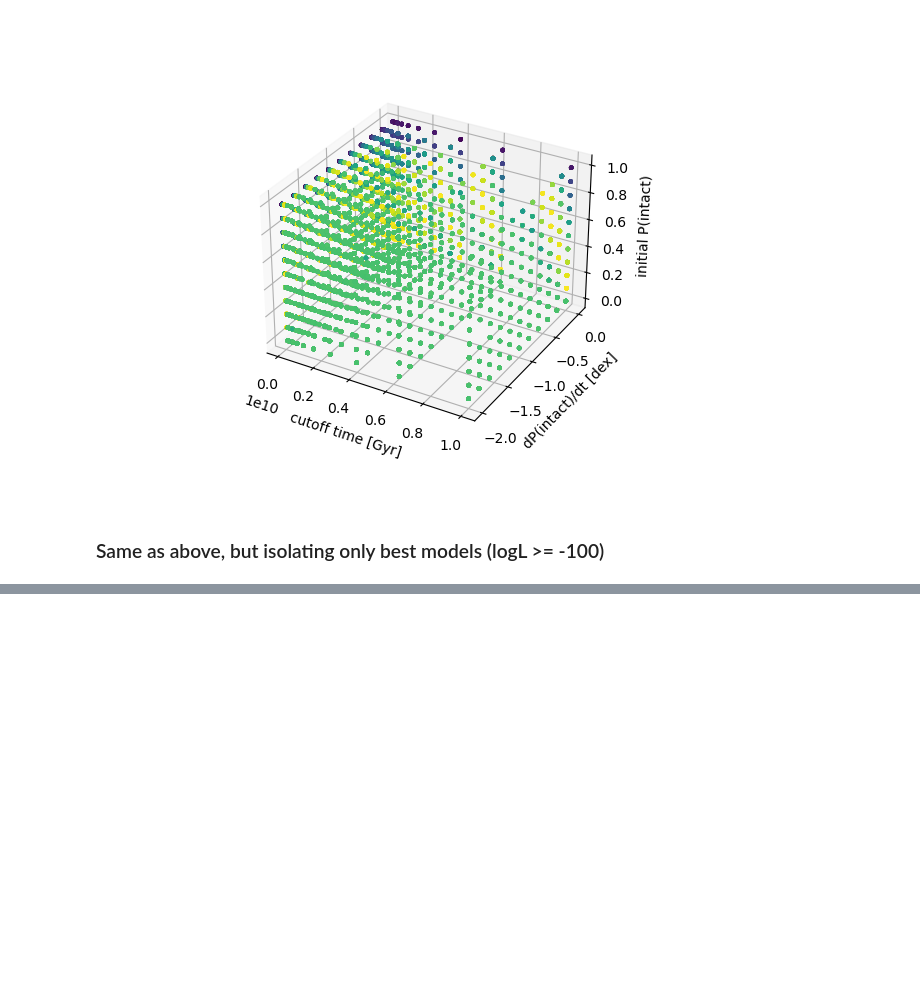
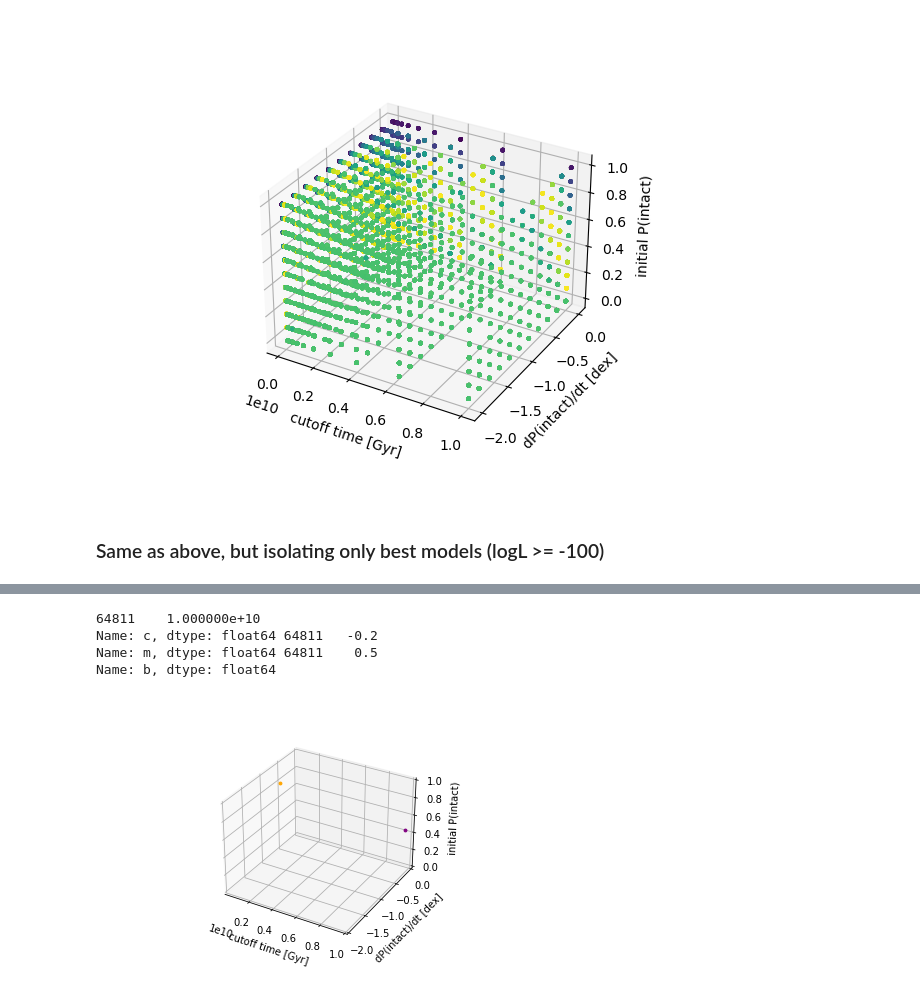
Before and after one commit to exoclam/sculpting, a Jupyter notebook: logL-cube.ipynb, the cells around one changed output, grey strips where cells are left out. Saved outputs shown, nothing was run; the diff lists cells and outputs as text; code cells hidden in the pictures; blank space fills up the shorter version.

```diff
--- a/logL-cube.ipynb
+++ b/logL-cube.ipynb
@@ -219,0 +276,33 @@ plt.show()
+# %%
+print(df_keep.loc[df_keep.index==two].c, df_keep.loc[df_keep.index==two].m, df_keep.loc[df_keep.index==two].b)
+# %% [output]
+64811    1.000000e+10
+Name: c, dtype: float64 64811   -0.2
+Name: m, dtype: float64 64811    0.5
+Name: b, dtype: float64
+# %%
+%matplotlib widget
+
+df_keep = df.loc[df.normalized_logL >= -100]
+#df_keep = df
+fig = plt.figure()
+ax = plt.axes(projection='3d')
+
+#im = ax.scatter3D(df_keep.c, df_keep.m, df_keep.b, c=df_keep.normalized_logL, s=5)
+#im = ax.scatter3D(df_keep.c, df_keep.m, df_keep.b, s=5)
+one = 39691 # 1220
+two = 64811 # 73279
+im1 = ax.scatter3D(df_keep.loc[df_keep.index==one].c, df_keep.loc[df_keep.index==one].m, df_keep.loc[df_keep.index==one].b, s=8, c='orange')
+im2 = ax.scatter3D(df_keep.loc[df_keep.index==two].c, df_keep.loc[df_keep.index==two].m, df_keep.loc[df_keep.index==two].b, s=8, c='purple')
+ax.set_xlabel('cutoff time [Gyr]')
+#ax.set_xscale('log')
+ax.set_ylabel('dP(intact)/dt [dex]')
+ax.set_xlim(1e8, 1e10)
+ax.set_ylim(-2, 0)
+ax.set_zlim(0, 1)
+ax.set_zlabel('initial P(intact)')
+#fig.colorbar(im, ax=ax)
+#fig.tight_layout()
+plt.show()
+# %% [output]
+[figure, added]
```
Also changed, not shown: parts of 9 cells of this notebook.
